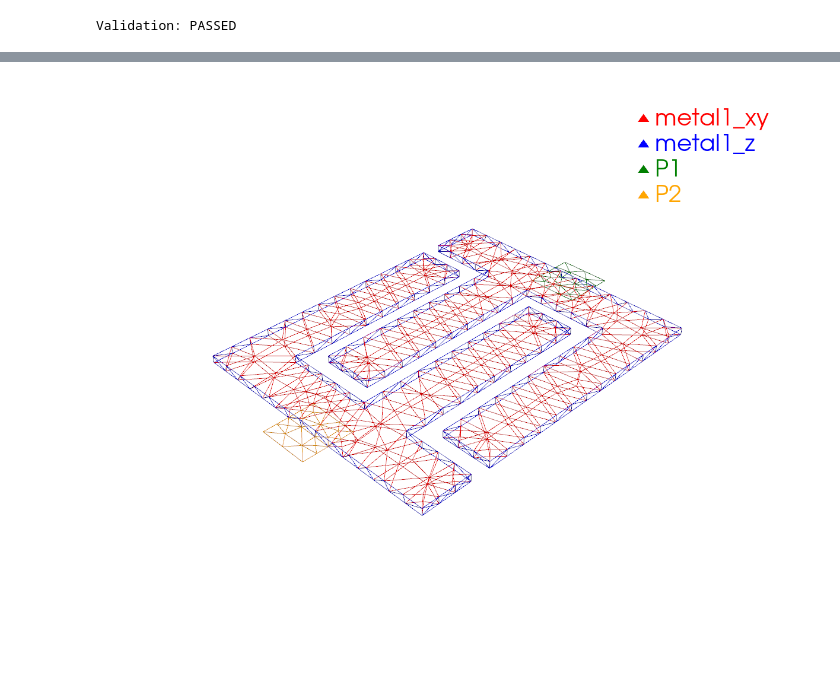
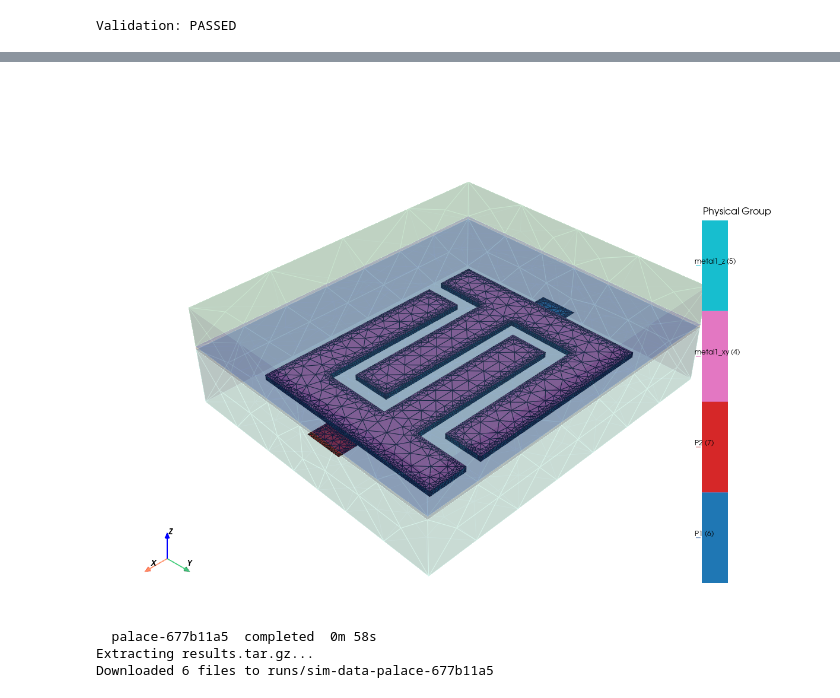
Before and after one commit to EpsilonForge/gsim, a Jupyter notebook: nbs/IHP_components/mesh_capacitor.ipynb, the cells around one changed output, grey strips where cells are left out. Drawn from its saved outputs; the diff is of its cells as text; code cells hidden in the pictures; blank space fills up the shorter version.

```diff
--- a/nbs/IHP_components/mesh_capacitor.ipynb
+++ b/nbs/IHP_components/mesh_capacitor.ipynb
@@ -28,16 +29,16 @@ cc.ports
 ["Port(self.name='o1', self.width=5000, trans=r180 *1 0,13, layer=M1 (41/0), port_type=optical)", "Port(self.name='o2', self.width=5000, trans=r0 *1 32,13, layer=M1 (41/0), port_type=optical)"]
 # %%
 sim = DrivenSim()
-sim.set_output_dir("../palace-sim-idc")
+sim.set_output_dir("runs/palace-sim-idc")
 sim.set_geometry(cc)
 
 sim.set_stack(
     substrate_thickness=2.0,
-    air_above=200.0,
+    air_above=5.0,
 )
 
-sim.add_port(name="o1", layer="metal1", excited=True)
-sim.add_port(name="o2", layer="metal1", excited=False)
+sim.add_port(name="o1", layer="metal1",geometry="inplane", excited=True)
+sim.add_port(name="o2", layer="metal1", geometry="inplane", excited=False)
 
 sim.set_driven(fmin=1e9, fmax=100e9, num_points=60)
 
@@ -67,5 +91,8 @@ Mesh:   ../palace-sim-idc/palace.msh
 # %%
-sim.plot_mesh(show_groups=["metal", "P"], interactive=False)
+sim.plot_mesh(
+    style="solid", interactive=False,
+    transparent_groups=["passive__None","air__None","air__passive","SiO2__None","SiO2__passive"],
+)
 # %% [output]
 libEGL warning: failed to open /dev/dri/renderD128: Permission denied
 
@@ -87 +114,7 @@ libEGL warning: failed to open /dev/dri/card1: Permission denied
-[figure, old version]
+[figure, new version]
+# %%
+results = sim.run(parent_dir="runs")
+# %% [output]
+  palace-677b11a5  completed  0m 58s
+Extracting results.tar.gz...
+Downloaded 6 files to runs/sim-data-palace-677b11a5
```
Also changed, not shown: parts of 6 cells of this notebook, 9 other files.
